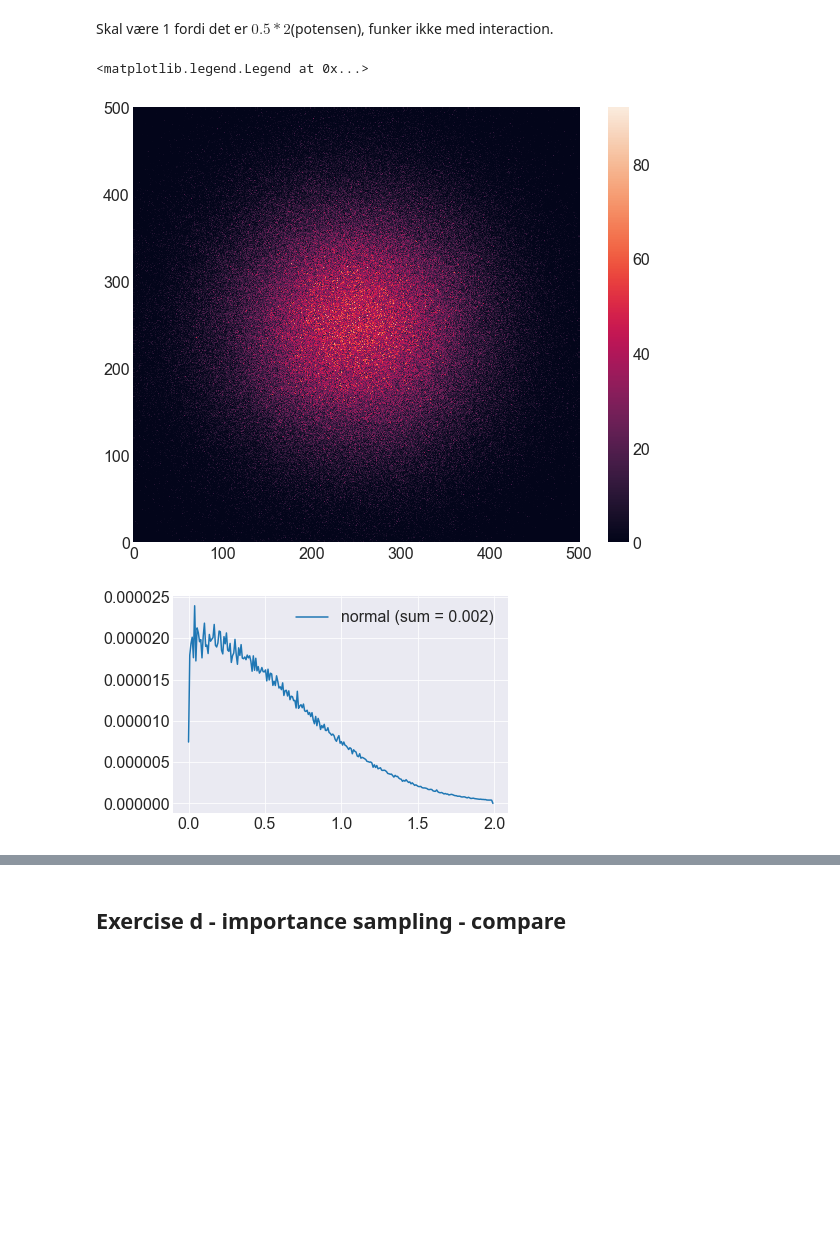
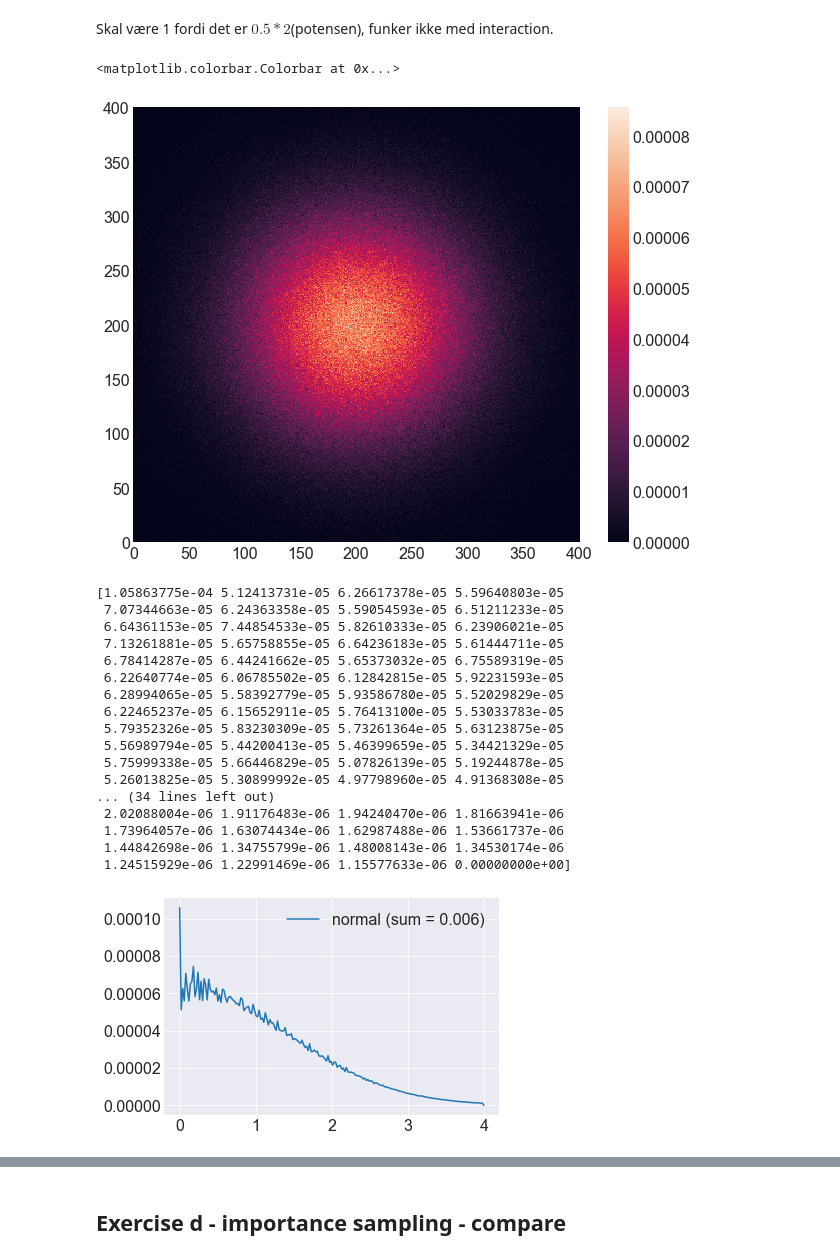
Before and after one commit to vildemjo/vmc_fermions, a Jupyter notebook: analysisscripts/plotting.ipynb, the cells around one changed output, grey strips where cells are left out. Saved outputs shown, nothing was run; the diff lists cells and outputs as text; code cells hidden in the pictures; blank space fills up the shorter version.

Commit message:
did some more calculations with 2 elecrons and brute force sampling.

```diff
--- a/analysisscripts/plotting.ipynb
+++ b/analysisscripts/plotting.ipynb
@@ -462,34 +305,55 @@ print Kinetic_energy/(Potential_energy)
 0.710586540221
 # %% [markdown]
 Skal være 1 fordi det er $0.5*2$(potensen), funker ikke med interaction.
+# %%
+M = genfromtxt(file_loc + "\\exercise_f//ground_state_brute_force_2p_omega_100_density.txt")
+
+
+figure(figsize=(10,8))
+pcolormesh(M/(2**22))#, vmin=-100, vmax=100)
+colorbar()
+# savefig("..//Results/interaction_two_electrons.png")
+# %% [output]
+<matplotlib.colorbar.Colorbar at 0x...>
+[figure, added]
 # %%
-M = genfromtxt(file_loc + "\\exercise_c\\allEnergies\\analytical_2d_2p_alpha_100_MC_21_density.txt")
-
-
-figure(figsize=(10,8))
-pcolormesh(M)#, vmin=-100, vmax=100)
-colorbar()
-# savefig("..//Results/interaction_two_electrons.png")
-
-r = linspace(0,len(M[:,0])/2-1,len(M[:,0])/2)
+r = linspace(0,len(M[:,0])/2,len(M[:,0])/2)
 
 counts = zeros(len(M[:,0])/2)
 
 for k in range(len(counts)-1):
     for i in range(len(M[:,0])):
         for j in range(len(M[:,0])):
             x = float(i - len(M[:,0])/2)
             y = float(j - len(M[:,0])/2)
             r_M = sqrt(x*x+y*y)
             if (r_M >= r[k] and r_M < r[k+1]):
-                counts[k] += M[i][j]/(2**(21))
-
+                counts[k] += M[i][j]/(2**(22))
     counts[k] /= (pi*(r[k+1])**2-pi*r[k]**2)
 
+
+r = r/(len(M[:,0])/2)*4.0
 figure()
-plot(r/(len(M[:,0])/2.0)*2,counts, label="normal (sum = %.3f)"%(sum(counts)))
+plot(r,counts, label="normal (sum = %.3f)"%(sum(counts)))
+# plot(r, counts[0]*exp(-r**2), label="exact $\propto exp(-r^2)$")
 legend()
+print counts
 # %% [output]
-<matplotlib.legend.Legend at 0x...>
+[1.05863775e-04 5.12413731e-05 6.26617378e-05 5.59640803e-05
+ 7.07344663e-05 6.24363358e-05 5.59054593e-05 6.51211233e-05
+ 6.64361153e-05 7.44854533e-05 5.82610333e-05 6.23906021e-05
+ 7.13261881e-05 5.65758855e-05 6.64236183e-05 5.61444711e-05
+ 6.78414287e-05 6.44241662e-05 5.65373032e-05 6.75589319e-05
+ 6.22640774e-05 6.06785502e-05 6.12842815e-05 5.92231593e-05
+ 6.28994065e-05 5.58392779e-05 5.93586780e-05 5.52029829e-05
+ 6.22465237e-05 6.15652911e-05 5.76413100e-05 5.53033783e-05
+ 5.79352326e-05 5.83230309e-05 5.73261364e-05 5.63123875e-05
+ 5.56989794e-05 5.44200413e-05 5.46399659e-05 5.34421329e-05
+ 5.75999338e-05 5.66446829e-05 5.07826139e-05 5.19244878e-05
+ 5.26013825e-05 5.30899992e-05 4.97798960e-05 4.91368308e-05
+... (34 lines left out)
+ 2.02088004e-06 1.91176483e-06 1.94240470e-06 1.81663941e-06
+ 1.73964057e-06 1.63074434e-06 1.62987488e-06 1.53661737e-06
+ 1.44842698e-06 1.34755799e-06 1.48008143e-06 1.34530174e-06
+ 1.24515929e-06 1.22991469e-06 1.15577633e-06 0.00000000e+00]
-[figure, old version]
+[figure, new version]
-[figure, removed]
```
Also changed, not shown: parts of 16 cells of this notebook, 12 other files.
